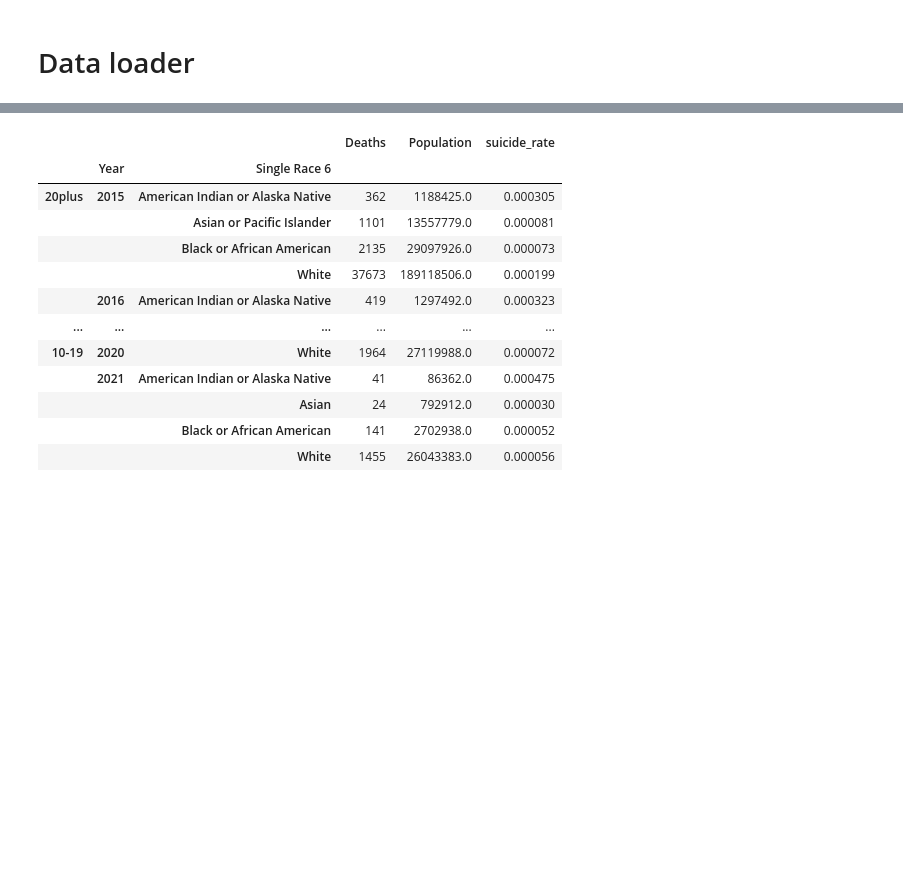
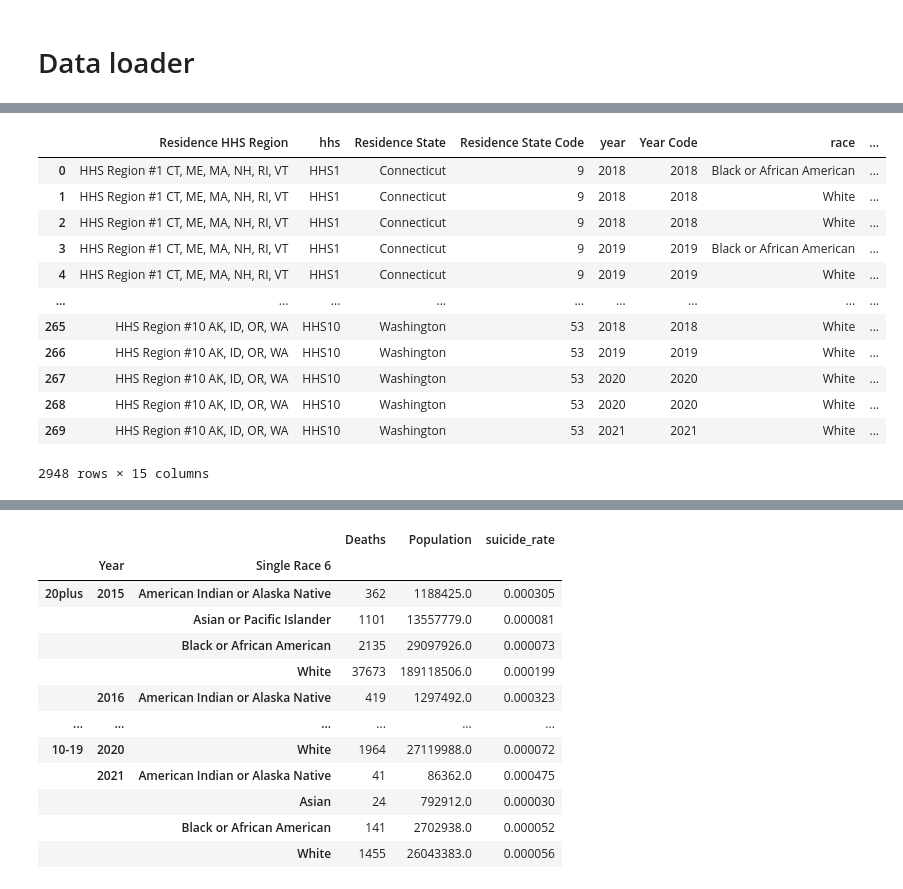
Before and after one commit to arnaud39/us_suicide_study, a Jupyter notebook: Suicide Project.ipynb, the cells around one changed output, grey strips where cells are left out. Cells and saved outputs as stored; diff of their text form; code cells hidden in the pictures; blank space fills up the shorter version.

```diff
--- a/Suicide Project.ipynb
+++ b/Suicide Project.ipynb
@@ -476,0 +294,34 @@ sd = SuicideData_old()
+# %%
+x = "year"
+y = "suicide_perc"
+by = "race"
+color = "age_strat"
+pd.concat(
+    [
+        df.assign(ethno_race=lambda x: x.race  + x.ethnicity)
+        .set_index([color, x, by])[["deaths", "Population"]]
+        #.groupby(level=[0, 1, 2])
+        #.sum()
+        #.assign(
+        #    suicide_perc=lambda x: 100.0 * x.deaths / x.Population,
+        #)
+        # .assign(ethno_race=lambda x: x.race + " " + x.ethnicity)
+        for key, df in sd.data.items()
+    ]
+)#.reset_index()
+# .rename(columns={"level_0": "age_strat"})
+# .set_index([color, x, by])
+# %% [output]
+|  | Residence HHS Region | hhs | Residence State | Residence State Code | year | Year Code | race | ... |
+| 0 | HHS Region #1 CT, ME, MA, NH, RI, VT | HHS1 | Connecticut | 9 | 2018 | 2018 | Black or African American | ... |
+| 1 | HHS Region #1 CT, ME, MA, NH, RI, VT | HHS1 | Connecticut | 9 | 2018 | 2018 | White | ... |
+| 2 | HHS Region #1 CT, ME, MA, NH, RI, VT | HHS1 | Connecticut | 9 | 2018 | 2018 | White | ... |
+| 3 | HHS Region #1 CT, ME, MA, NH, RI, VT | HHS1 | Connecticut | 9 | 2019 | 2019 | Black or African American | ... |
+| 4 | HHS Region #1 CT, ME, MA, NH, RI, VT | HHS1 | Connecticut | 9 | 2019 | 2019 | White | ... |
+| ... | ... | ... | ... | ... | ... | ... | ... | ... |
+| 265 | HHS Region #10 AK, ID, OR, WA | HHS10 | Washington | 53 | 2018 | 2018 | White | ... |
+| 266 | HHS Region #10 AK, ID, OR, WA | HHS10 | Washington | 53 | 2019 | 2019 | White | ... |
+| 267 | HHS Region #10 AK, ID, OR, WA | HHS10 | Washington | 53 | 2020 | 2020 | White | ... |
+| 268 | HHS Region #10 AK, ID, OR, WA | HHS10 | Washington | 53 | 2020 | 2020 | White | ... |
+| 269 | HHS Region #10 AK, ID, OR, WA | HHS10 | Washington | 53 | 2021 | 2021 | White | ... |
+2948 rows × 15 columns
```
Also changed, not shown: parts of 6 cells of this notebook, 21 other files.
